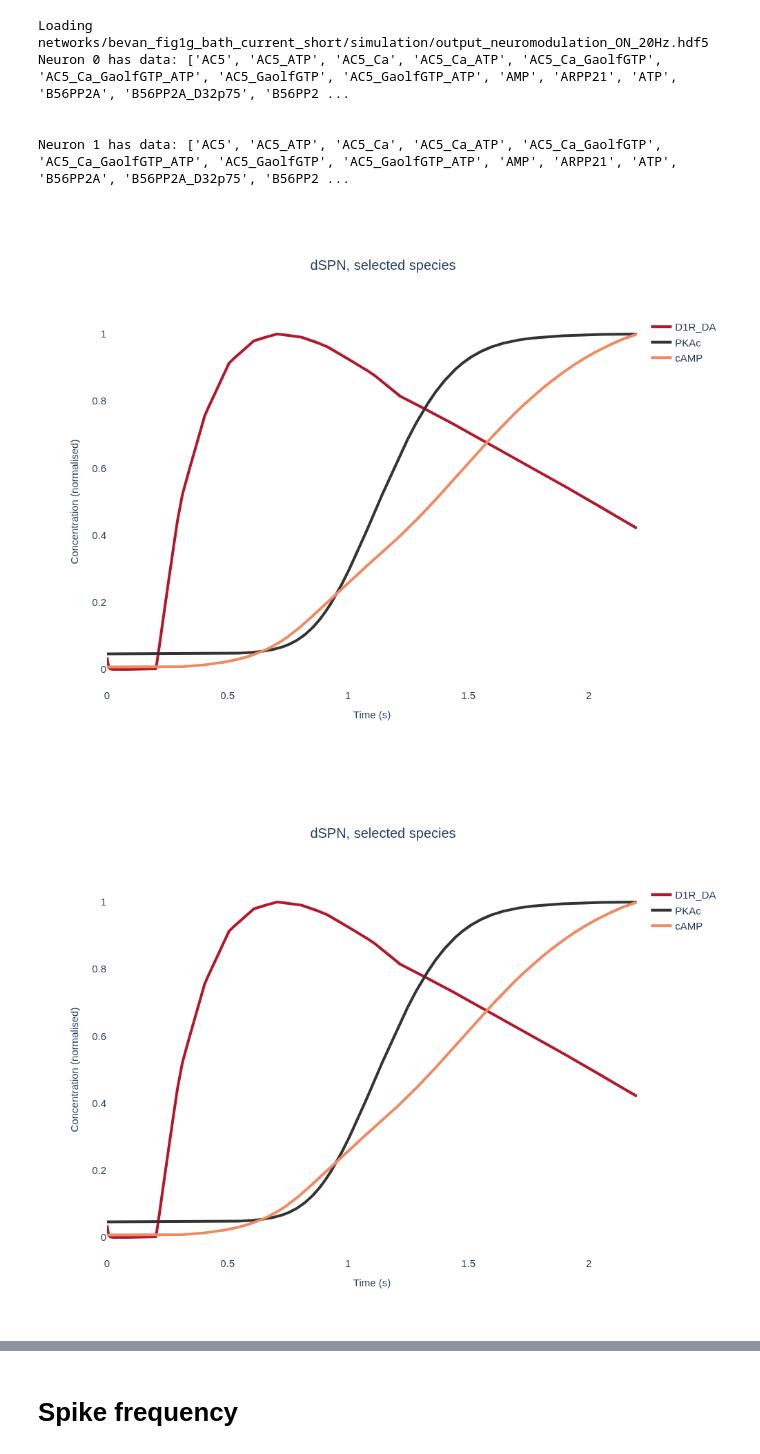
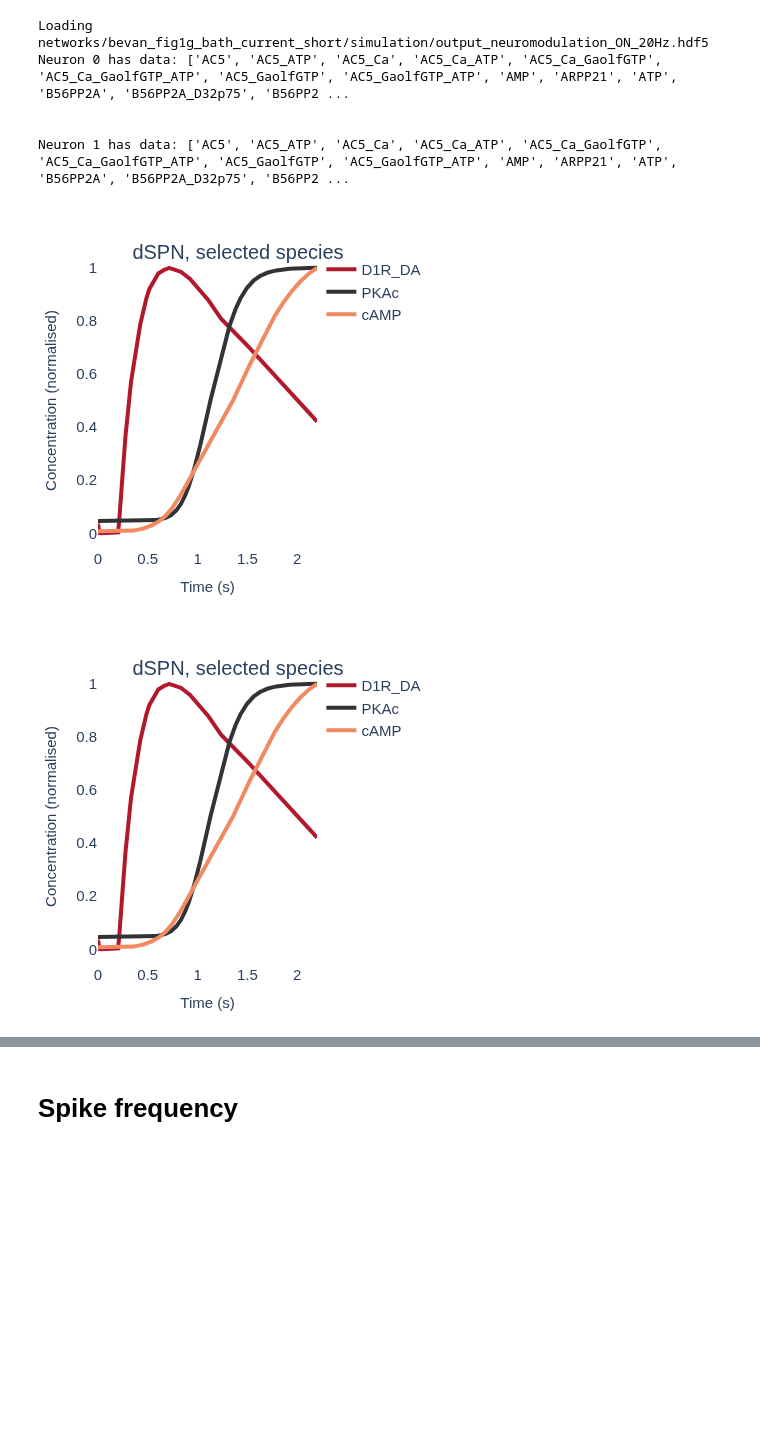
Before and after one commit to Hjorthmedh/Snudda-neuromodulation-article, a Jupyter notebook: virtual_experiments/LahiriBevan2020-fig1G/Bevan2020-fig1G-short.ipynb, the cells around one changed output, grey strips where cells are left out. Drawn from its saved outputs; the diff is of its cells as text; code cells hidden in the pictures; blank space fills up the shorter version.

```diff
--- a/virtual_experiments/LahiriBevan2020-fig1G/Bevan2020-fig1G-short.ipynb
+++ b/virtual_experiments/LahiriBevan2020-fig1G/Bevan2020-fig1G-short.ipynb
@@ -202,12 +202,12 @@ Neuron 1 has data: ['AC5', 'AC5_ATP', 'AC5_Ca', 'AC5_Ca_ATP', 'AC5_Ca_GaolfGTP',
 # %%
 colour_dict = {"D1R_DA": '#b2182b', "PKAc": '#333333',  "cAMP": '#ef8a62'}
 
 prd.plot(neuron_id=0, species=["D1R_DA", "PKAc", "cAMP"], colour_dict=colour_dict,
          fig_name="biochem-0-normalised_DA_20Hz.svg", title="dSPN, selected species",
-         normalise=True, normalise_factor_dict=norm_factor, width=800, height=700)
+         normalise=True, normalise_factor_dict=norm_factor, width=400, height=400)
 # %% [output]
-[figure, old version]
+[figure, new version]
-[figure, old version]
+[figure, new version]
 # %%
 # prd.plot(neuron_id=0,
 #          species=['kaf_ms.modulation_factor_g', 'kaf_ms.modulation_factor_shift', 'kas_ms.modulation_factor', 'kir_ms.modulation_factor', 'naf_ms.modulation_factor',
```
Also changed, not shown: parts of 3 cells of this notebook, 14 other files.
